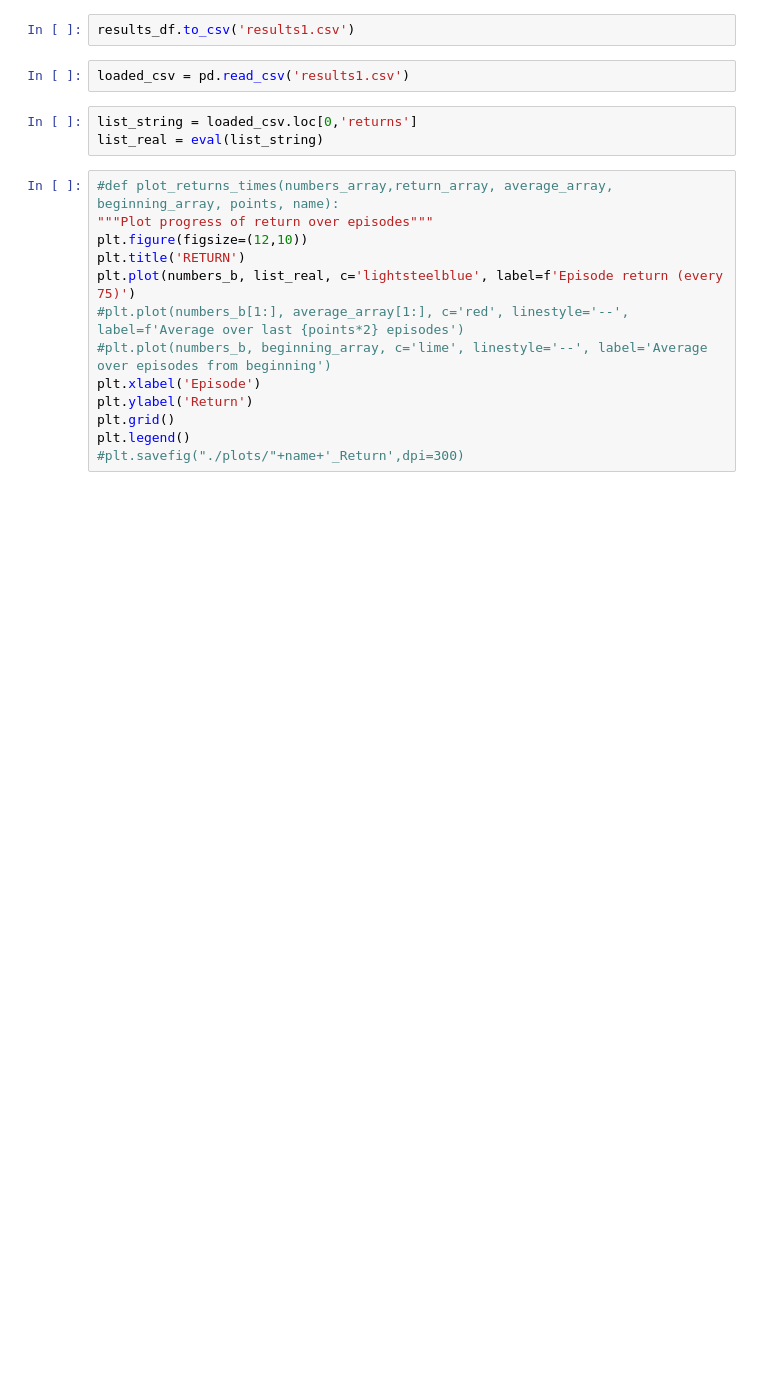
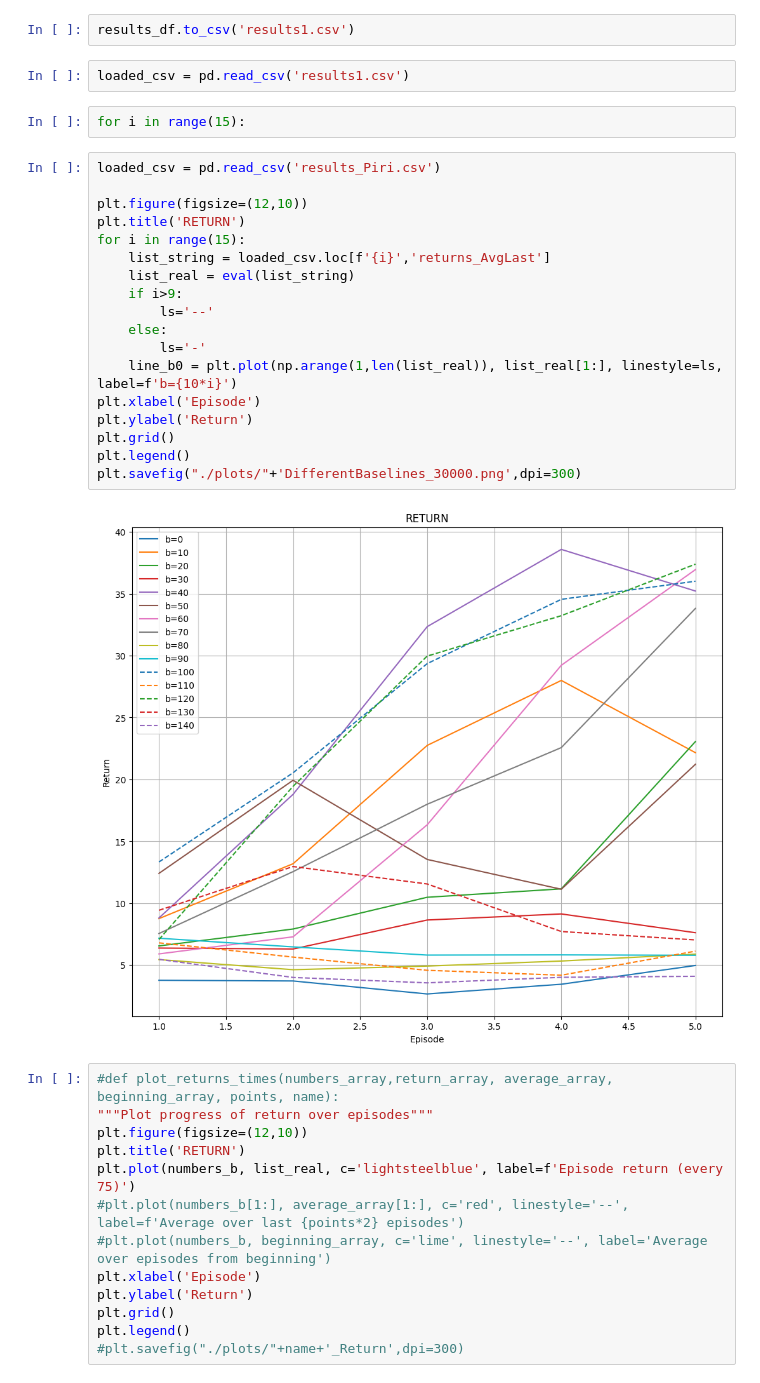
Before and after one commit to MaddalenaGhiotti/ReinforcementLearningProject, a Jupyter notebook: main_Maddalena.ipynb, the cells around one changed output. Drawn from its saved outputs; the diff is of its cells as text; blank space fills up the shorter version.

```diff
--- a/main_Maddalena.ipynb
+++ b/main_Maddalena.ipynb
@@ -276,9 +276,28 @@ results_df.to_csv('results_Piri.csv')
 results_df.to_csv('results1.csv')
 # %%
 loaded_csv = pd.read_csv('results1.csv')
-# %%
-list_string = loaded_csv.loc[0,'returns']
-list_real = eval(list_string)
+# %%
+for i in range(15):
+# %%
+loaded_csv = pd.read_csv('results_Piri.csv')
+
+plt.figure(figsize=(12,10))
+plt.title('RETURN')
+for i in range(15):
+    list_string = loaded_csv.loc[f'{i}','returns_AvgLast']
+    list_real = eval(list_string)
+    if i>9:
+        ls='--'
+    else:
+        ls='-'
+    line_b0 = plt.plot(np.arange(1,len(list_real)), list_real[1:], linestyle=ls, label=f'b={10*i}')
+plt.xlabel('Episode')
+plt.ylabel('Return')
+plt.grid()
+plt.legend()
+plt.savefig("./plots/"+'DifferentBaselines_30000.png',dpi=300)
+# %% [output]
+[figure, added]
 # %%
 #def plot_returns_times(numbers_array,return_array, average_array, beginning_array, points, name):
 """Plot progress of return over episodes"""
```
Also changed, not shown: parts of 1 cell of this notebook.
